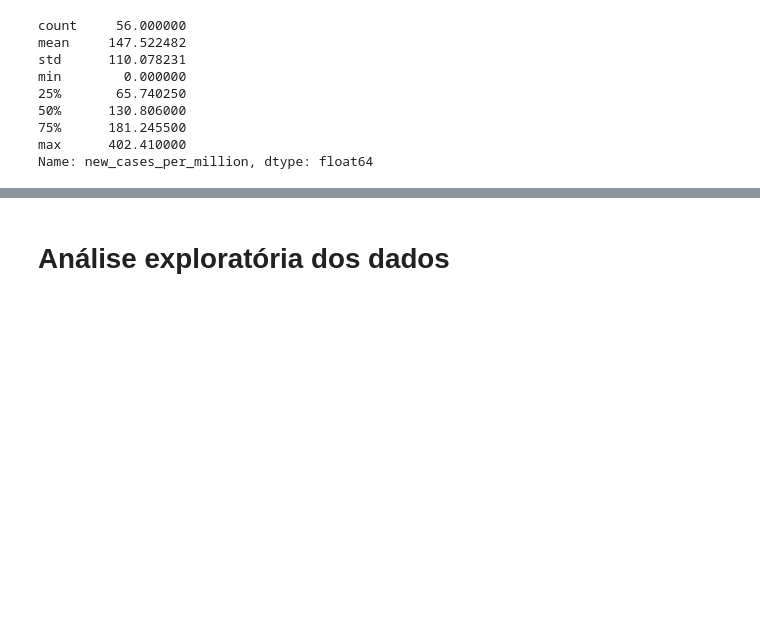
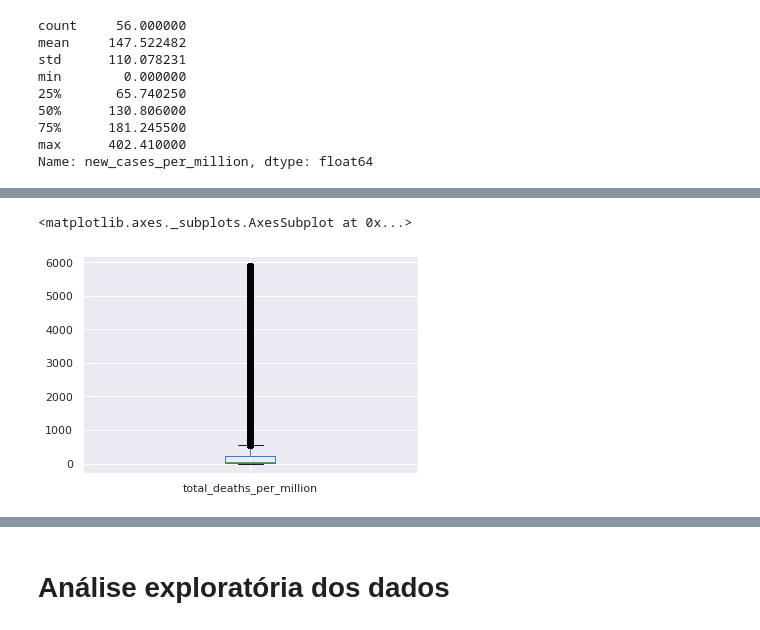
Before and after one commit to lluk4z/IF697-CienciaDeDados, a Jupyter notebook: Projeto01.ipynb, the cells around one changed output, grey strips where cells are left out. Saved outputs shown, nothing was run; the diff lists cells and outputs as text; code cells hidden in the pictures; blank space fills up the shorter version.

```diff
--- a/Projeto01.ipynb
+++ b/Projeto01.ipynb
@@ -723,0 +756,3 @@ stats.shapiro(strin_brasil_Hi['new_cases_per_million'].dropna())
+# %%
+populacao_idosa_Hi = df.loc[(df['aged_65_older_category'] == 'População com muitíssimos velhos')]
+populacao_idosa_Lo = df.loc[(df['aged_65_older_category'] == 'População com muitos velhos') | (df['aged_65_older_category'] == 'População com poucos velhos') | (df['aged_65_older_category'] == 'População com pouquíssimos velhos')]
@@ -723,0 +783,5 @@ stats.shapiro(strin_brasil_Hi['new_cases_per_million'].dropna())
+# %%
+populacao_idosa_Lo['total_deaths_per_million'].plot(kind='box')
+# %% [output]
+<matplotlib.axes._subplots.AxesSubplot at 0x...>
+[figure, added]
```
Also changed, not shown: parts of 98 cells of this notebook.
